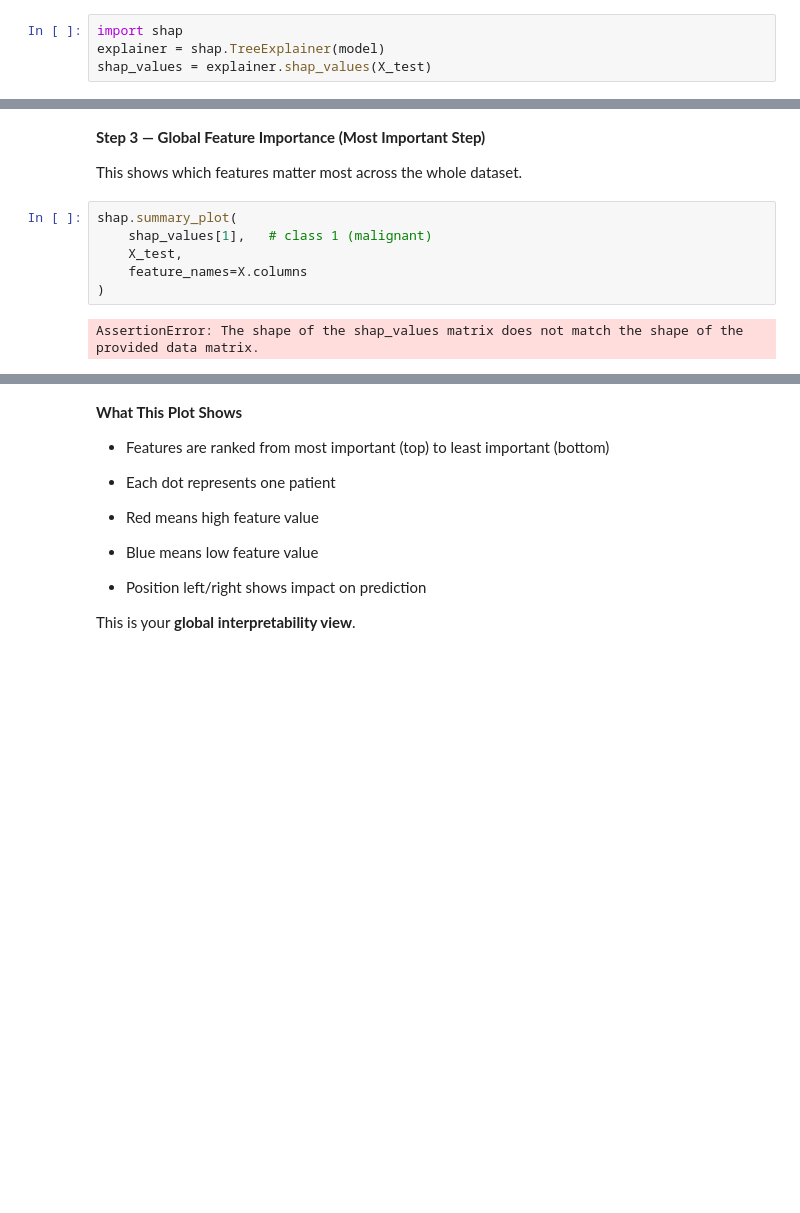
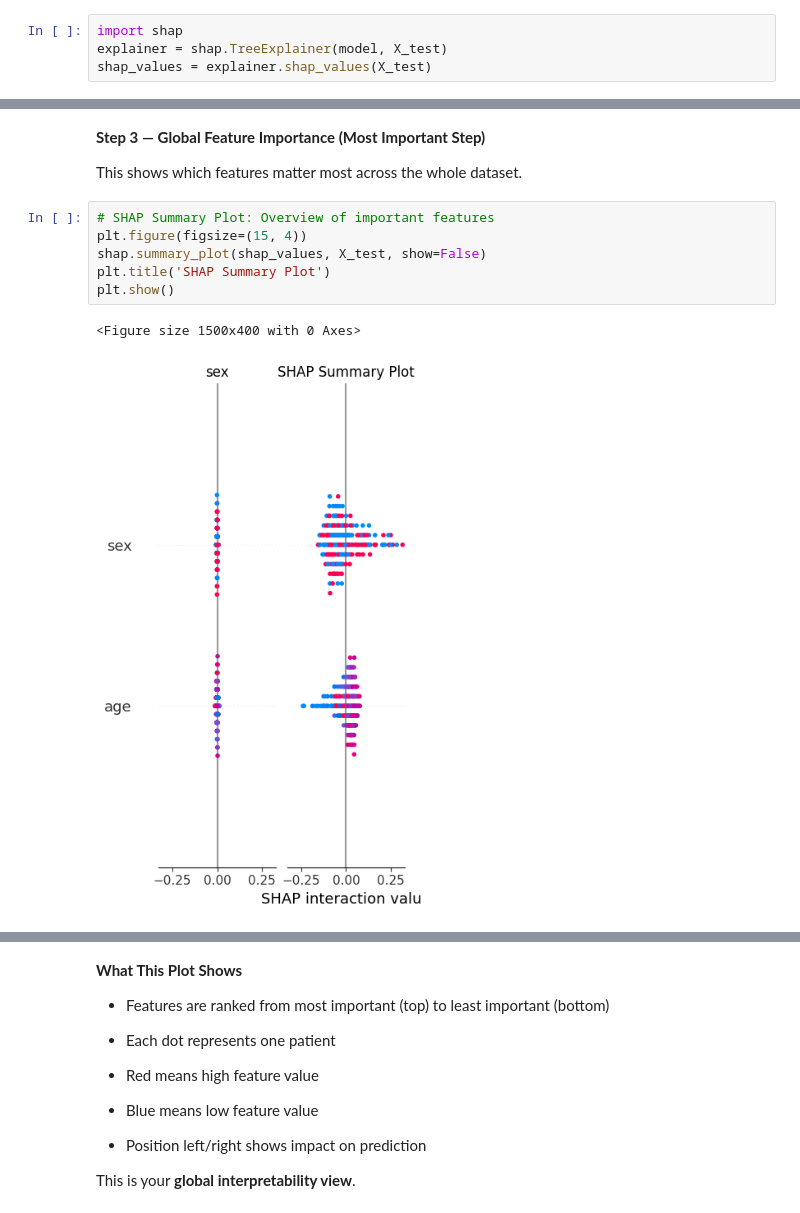
Before and after one commit to epythonlab2/AI_4_health, a Jupyter notebook: module_2_model_deployment_interpretability.ipynb, the cells around one changed output, grey strips where cells are left out. Drawn from its saved outputs; the diff is of its cells as text; blank space fills up the shorter version.

```diff
--- a/module_2_model_deployment_interpretability.ipynb
+++ b/module_2_model_deployment_interpretability.ipynb
@@ -364,6 +412,6 @@ For tree-based models, use `TreeExplainer`.
 # %%
 import shap
-explainer = shap.TreeExplainer(model)
+explainer = shap.TreeExplainer(model, X_test)
 shap_values = explainer.shap_values(X_test)
 # %%
 shap_values
@@ -389,11 +437,12 @@ array([[[-1.60949389e-01,  1.60949389e-01],
 **Step 3 — Global Feature Importance (Most Important Step)**
 
 This shows which features matter most across the whole dataset.
-# %%
-shap.summary_plot(
-    shap_values[1],   # class 1 (malignant)
-    X_test,
-    feature_names=X.columns
-)
-# %% [output]
-AssertionError: The shape of the shap_values matrix does not match the shape of the provided data matrix.
+# %%
+# SHAP Summary Plot: Overview of important features
+plt.figure(figsize=(15, 4))
+shap.summary_plot(shap_values, X_test, show=False)
+plt.title('SHAP Summary Plot')
+plt.show()
+# %% [output]
+<Figure size 1500x400 with 0 Axes>
+[figure, added]
```
Also changed, not shown: parts of 5 cells of this notebook.
